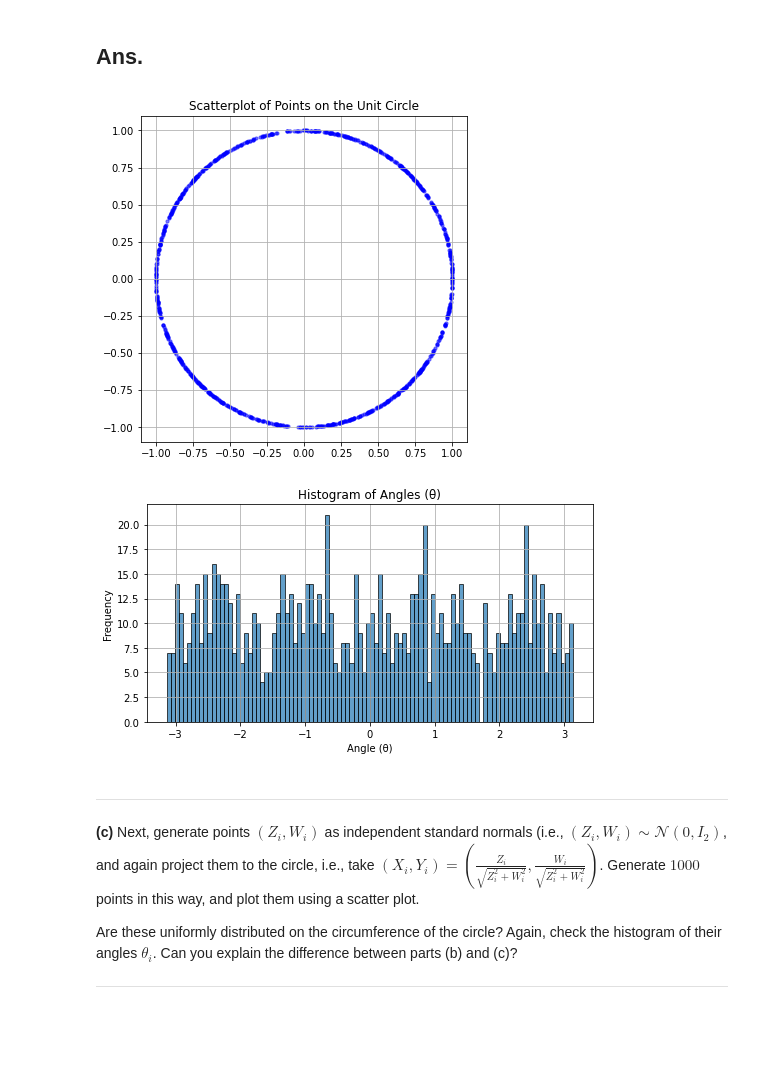
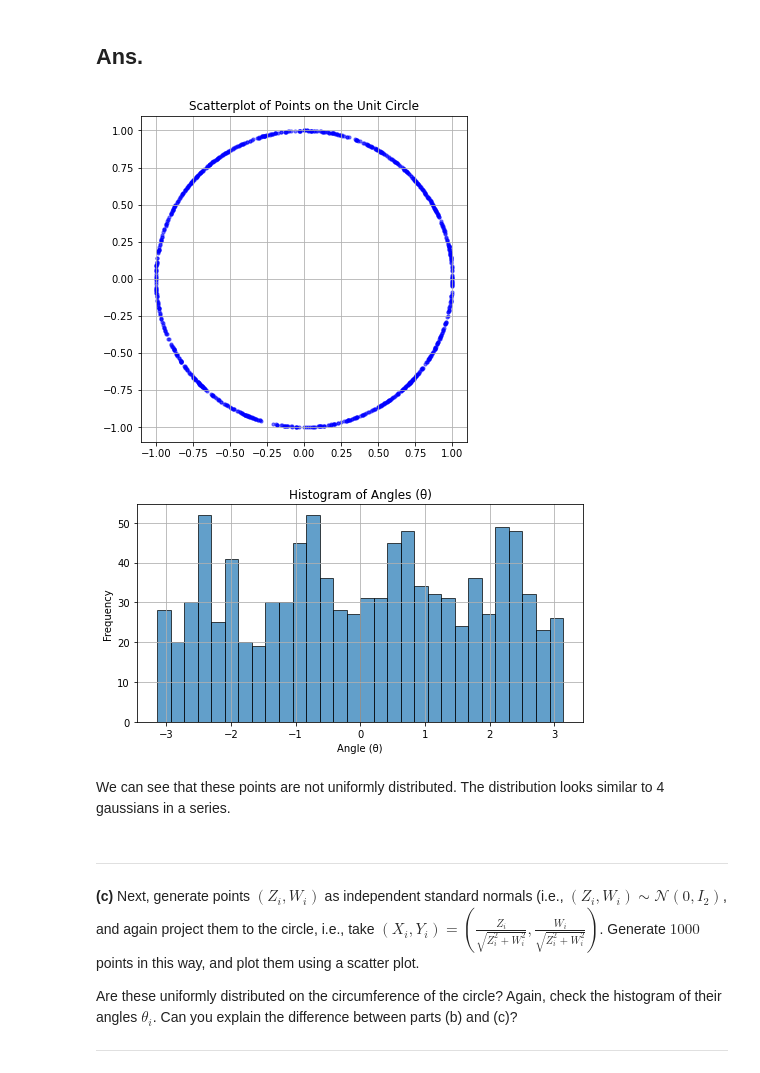
Before and after one commit to snb55/Simulation-Project-2, a Jupyter notebook: HW4.ipynb, the cells around one changed output. Drawn from its saved outputs; the diff is of its cells as text; code cells hidden in the pictures; blank space fills up the shorter version.

```diff
--- a/HW4.ipynb
+++ b/HW4.ipynb
@@ -204,36 +376,38 @@ num_points = 1000
 
 # Generate random points (U, V) uniformly in [-1, 1]^2
 U = np.random.uniform(-1, 1, num_points)
 V = np.random.uniform(-1, 1, num_points)
 
 # Project points onto the unit circle
 X = U / np.sqrt(U**2 + V**2)
 Y = V / np.sqrt(U**2 + V**2)
 
 # Calculate angles (theta)
 theta = np.arctan2(Y, X)
 
 # Plot the points on the unit circle
 plt.figure(figsize=(6, 6))
 plt.scatter(X, Y, s=10, c='b', marker='o', alpha=0.5, label='Generated Points')
 plt.xlim(-1.1, 1.1)
 plt.ylim(-1.1, 1.1)
 plt.gca().set_aspect('equal', adjustable='box')
 plt.title('Scatterplot of Points on the Unit Circle')
 plt.grid(True)
 
 # Plot the histogram of angles (theta)
 plt.figure(figsize=(8, 4))
-plt.hist(theta, bins=100, edgecolor='black', alpha=0.7)
+plt.hist(theta, bins=30, edgecolor='black', alpha=0.7)
 plt.xlabel('Angle (θ)')
 plt.ylabel('Frequency')
 plt.title('Histogram of Angles (θ)')
 plt.grid(True)
 
 plt.show()
 # %% [output]
-[figure, old version]
+[figure, new version]
-[figure, old version]
+[figure, new version]
+# %% [markdown]
+We can see that these points are not uniformly distributed. The distribution looks similar to 4 gaussians in a series.
 # %% [markdown]
 
 
```
Also changed, not shown: parts of 24 cells of this notebook.
